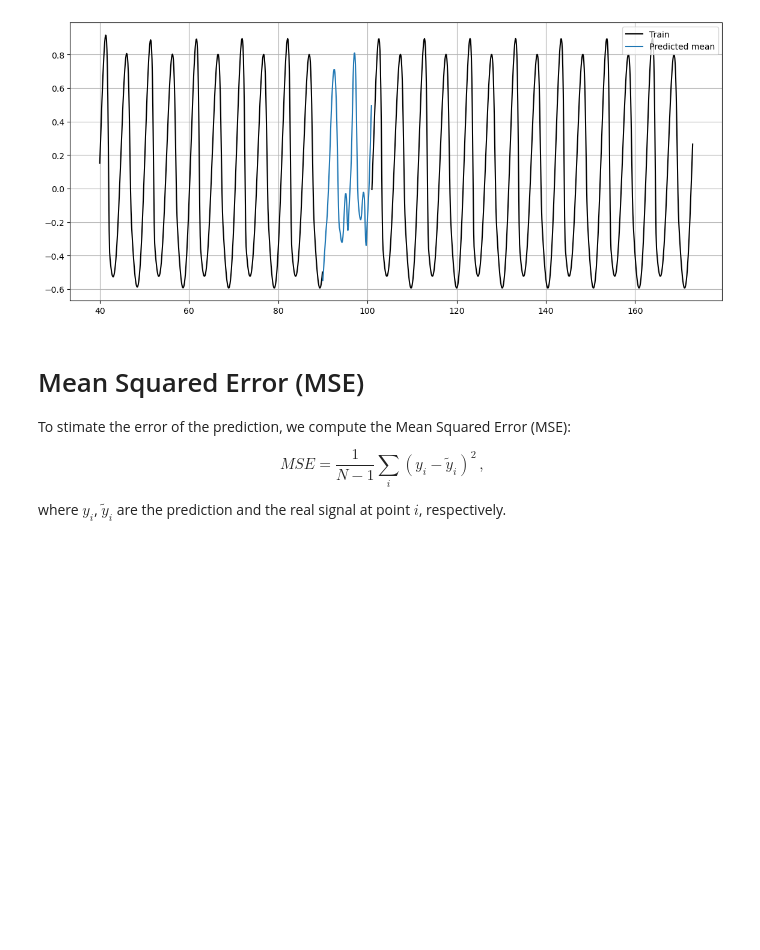
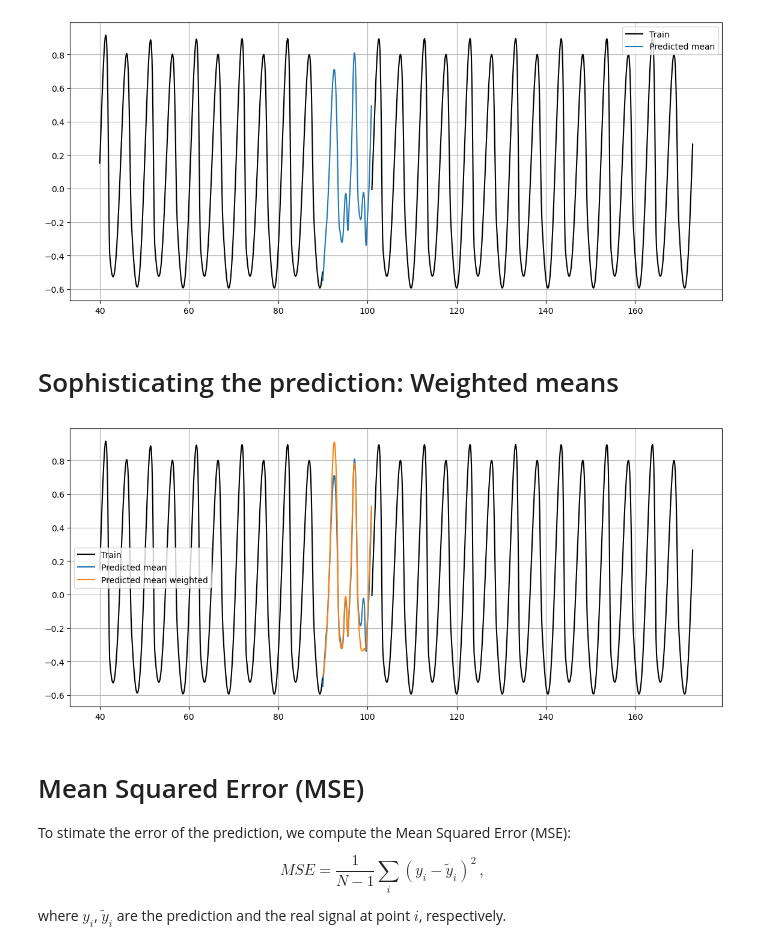
Before and after one commit to matiasleize/final_exam_ML, a Jupyter notebook: final_rossler.ipynb, the cells around one changed output. Cells and saved outputs as stored; diff of their text form; code cells hidden in the pictures; blank space fills up the shorter version.

Commit message:
Implement weighted mean of a signal

```diff
--- a/final_rossler.ipynb
+++ b/final_rossler.ipynb
@@ -242,6 +239,22 @@ plt.legend()
 # %% [output]
 <matplotlib.legend.Legend at 0x...>
 [figure]
+# %% [markdown]
+# Sophisticating the prediction: Weighted means
+# %%
+prediction_mean = (predicciones_adelante_1 + predicciones_adelante_2)/2
+prediction_mean_weighted = weighted_mean(predicciones_adelante_1, predicciones_adelante_2)
+
+fig = plt.figure(figsize = (14,6))
+plt.plot(t_1,raw_seq_1,'k',label='Train')
+plt.plot(t_window,prediction_mean,label='Predicted mean')
+plt.plot(t_window,prediction_mean_weighted,label='Predicted mean weighted')
+plt.plot(t_2,raw_seq_2,'k')
+plt.grid()
+plt.legend()
+plt.savefig('figures/rossler_signal_prediction_mean.png')
+# %% [output]
+[figure, added]
 # %% [markdown]
 # Mean Squared Error (MSE)
 
```
Also changed, not shown: parts of 1 cell of this notebook, 1 other file.
